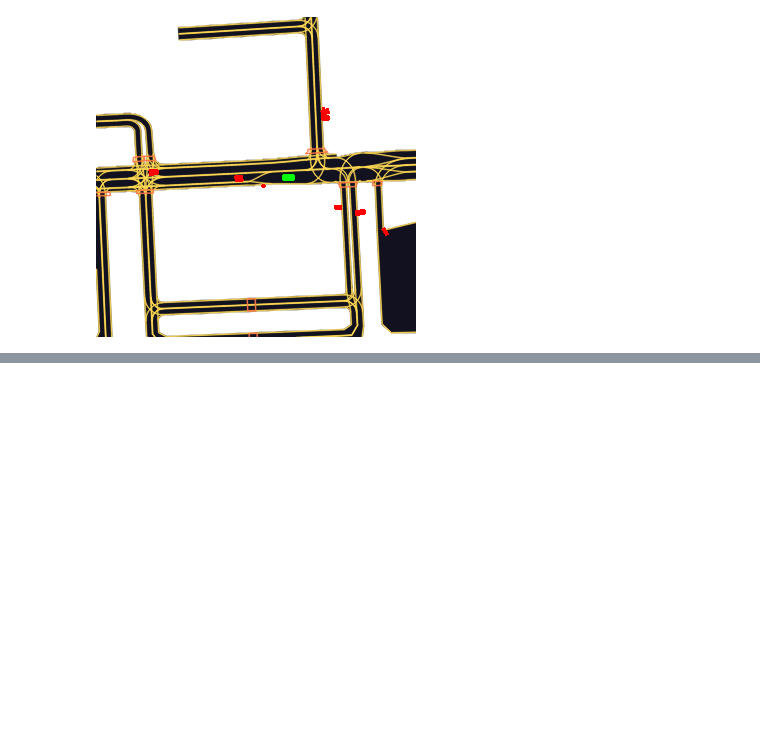
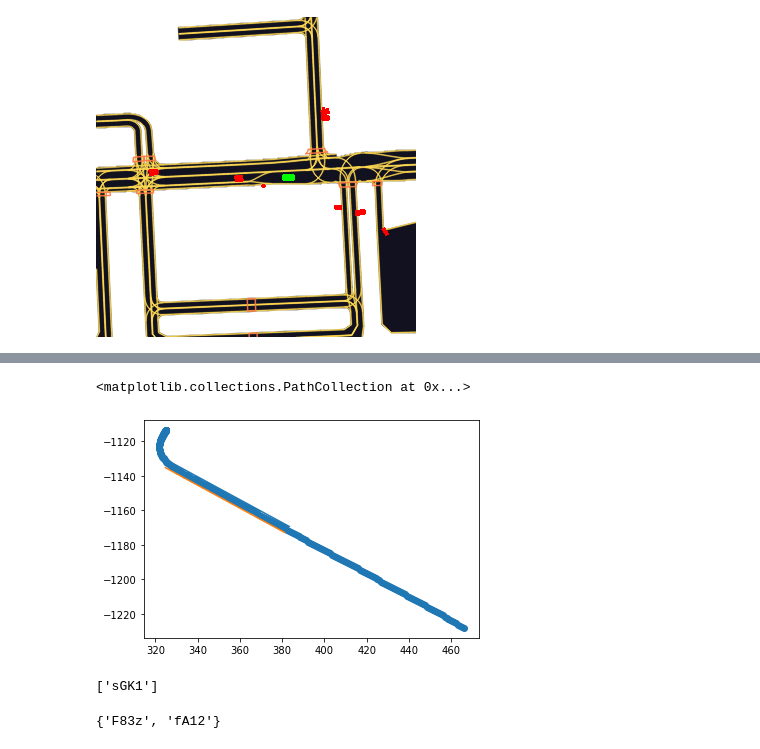
Before and after one commit to shuruiz/planning, a Jupyter notebook: scenario_intersection.ipynb, the cells around one changed output, grey strips where cells are left out. Saved outputs shown, nothing was run; the diff lists cells and outputs as text; code cells hidden in the pictures; blank space fills up the shorter version.

```diff
--- a/scenario_intersection.ipynb
+++ b/scenario_intersection.ipynb
@@ -46,12 +44,12 @@ ego_dataset = EgoDataset(cfg, zarr_dataset, rast)
 
 semantic_map_filepath = dm.require(cfg["raster_params"]["semantic_map_key"])
 dataset_meta = _load_metadata(cfg["raster_params"]["dataset_meta_key"], dm)
-# world_to_ecef = np.array(dataset_meta["world_to_ecef"], dtype=np.float64)
-# Map_Api = MapAPI(semantic_map_filepath, world_to_ecef)
+world_to_ecef = np.array(dataset_meta["world_to_ecef"], dtype=np.float64)
+Map_Api = MapAPI(semantic_map_filepath, world_to_ecef)
 
 # Load all lane information into one dictionary
-# all_lanes = get_lanes(Map_Api)
-# Lane = {Map_Api.id_as_str(lane.id):lane.element.lane for lane in all_lanes}
+all_lanes = get_lanes(Map_Api)
+Lane = {Map_Api.id_as_str(lane.id):lane.element.lane for lane in all_lanes}
 # %% [output]
 {'format_version': 4, 'model_params': {'model_architecture': 'resnet50', 'history_num_frames': 0, 'future_num_frames': 50, 'step_time': 0.1}, 'raster_params': {'raster_size': [320, 320], 'pixel_size': ...
 +------------+------------+------------+---------------+-----------------+----------------------+----------------------+----------------------+---------------------+
@@ -128,0 +140,11 @@ len(tunring_scenes)
+# %%
+scene = 7632
+
+frames = list(range(zarr_dataset.scenes[scene]["frame_index_interval"][0],zarr_dataset.scenes[scene]["frame_index_interval"][1]))
+
+lanes = []
+
+for frame in tqdm(frames[50:100]):
+    lanes.append(current_lane(zarr_dataset.frames[frame]['ego_translation'][:2], Lane, Map_Api))
+
+lanes = set(lanes)
@@ -128,0 +184,15 @@ len(tunring_scenes)
+# %%
+plt.plot(Map_Api.get_lane_coords('fA12')['xyz_left'][:,0],Map_Api.get_lane_coords('fA12')['xyz_left'][:,1])
+plt.plot(Map_Api.get_lane_coords('fA12')['xyz_right'][:,0],Map_Api.get_lane_coords('fA12')['xyz_right'][:,1])
+plt.scatter(zarr_dataset.frames['ego_translation'][frames][:,0],zarr_dataset.frames['ego_translation'][frames][:,1])
+# %% [output]
+<matplotlib.collections.PathCollection at 0x...>
+[figure, added]
+# %%
+junction_index
+# %% [output]
+['sGK1']
+# %%
+lanes
+# %% [output]
+{'F83z', 'fA12'}
```
Also changed, not shown: parts of 13 cells of this notebook.
